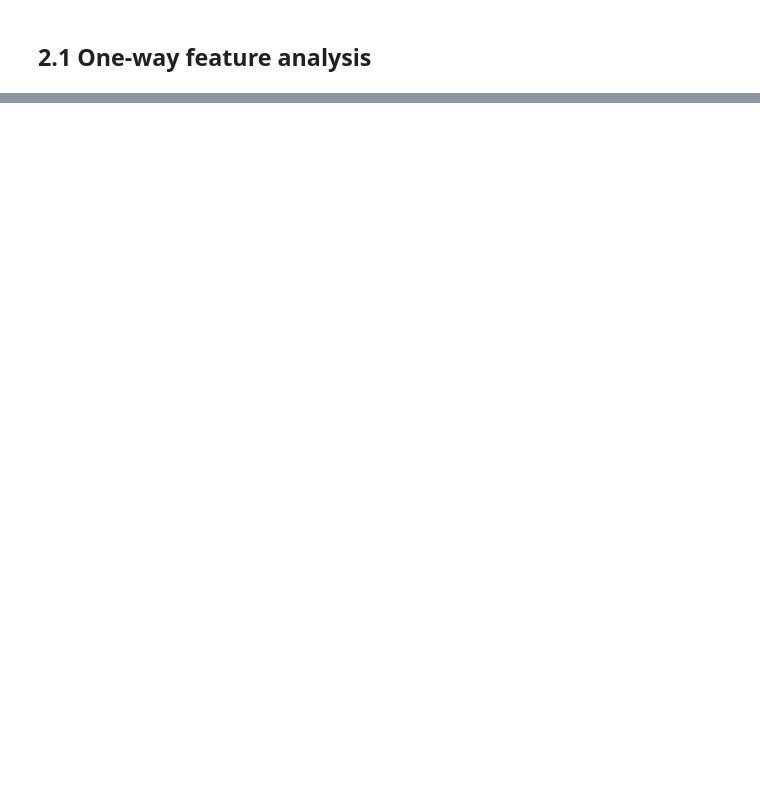
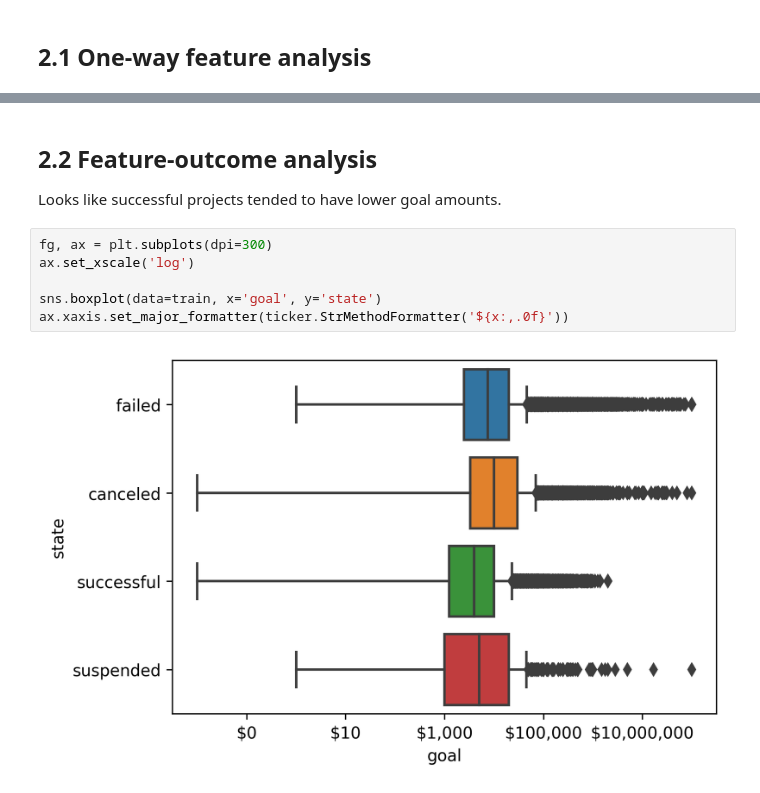
Before and after one commit to ShelyBhogal/data-science, a Jupyter notebook: 13-workshop1-classification/workshop.ipynb, the cells around one changed output, grey strips where cells are left out. Cells and saved outputs as stored; diff of their text form; blank space fills up the shorter version.

```diff
--- a/13-workshop1-classification/workshop.ipynb
+++ b/13-workshop1-classification/workshop.ipynb
@@ -144,0 +163,12 @@ We're going to go through the process of exploring and engineering data, buildin
+# %% [markdown]
+## 2.2 Feature-outcome analysis
+
+Looks like successful projects tended to have lower goal amounts.
+# %%
+fg, ax = plt.subplots(dpi=300)
+ax.set_xscale('log')
+
+sns.boxplot(data=train, x='goal', y='state')
+ax.xaxis.set_major_formatter(ticker.StrMethodFormatter('${x:,.0f}'))
+# %% [output]
+[figure, added]
```
Also changed, not shown: parts of 192 cells of this notebook.
